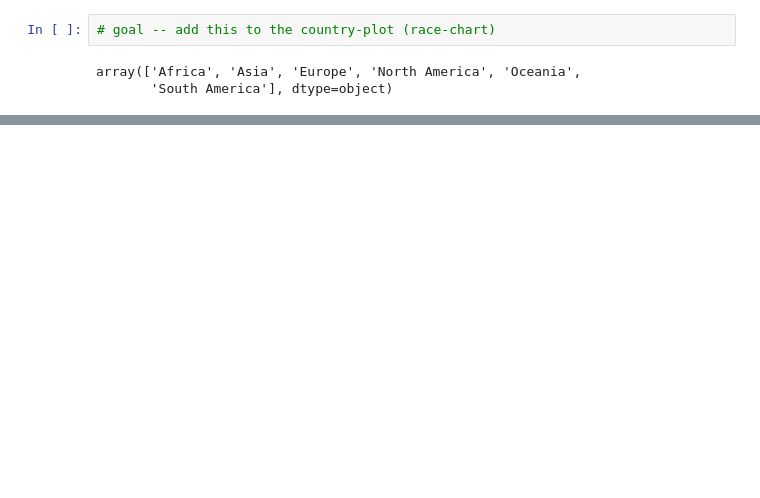
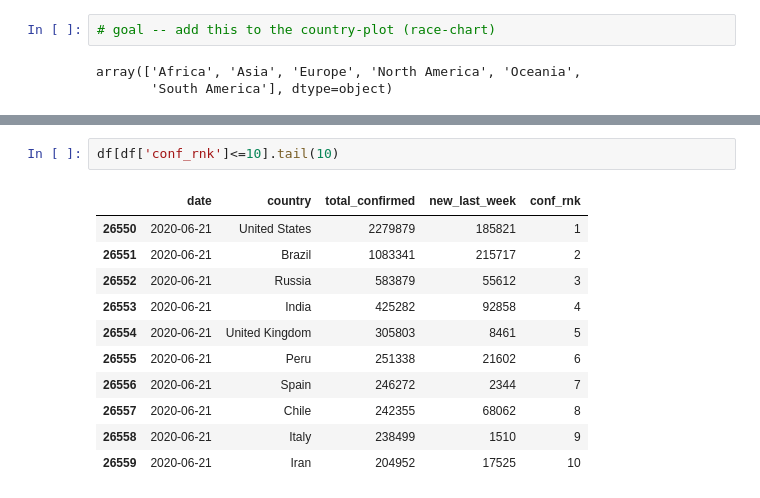
Before and after one commit to gvpamelen/covid19, a Jupyter notebook: notebooks/EDA.ipynb, the cells around one changed output, grey strips where cells are left out. Saved outputs shown, nothing was run; the diff lists cells and outputs as text; blank space fills up the shorter version.

```diff
--- a/notebooks/EDA.ipynb
+++ b/notebooks/EDA.ipynb
@@ -785,0 +815,14 @@ array(['Africa', 'Asia', 'Europe', 'North America', 'Oceania',
+# %%
+df[df['conf_rnk']<=10].tail(10)
+# %% [output]
+|  | date | country | total_confirmed | new_last_week | conf_rnk |
+| 26550 | 2020-06-21 | United States | 2279879 | 185821 | 1 |
+| 26551 | 2020-06-21 | Brazil | 1083341 | 215717 | 2 |
+| 26552 | 2020-06-21 | Russia | 583879 | 55612 | 3 |
+| 26553 | 2020-06-21 | India | 425282 | 92858 | 4 |
+| 26554 | 2020-06-21 | United Kingdom | 305803 | 8461 | 5 |
+| 26555 | 2020-06-21 | Peru | 251338 | 21602 | 6 |
+| 26556 | 2020-06-21 | Spain | 246272 | 2344 | 7 |
+| 26557 | 2020-06-21 | Chile | 242355 | 68062 | 8 |
+| 26558 | 2020-06-21 | Italy | 238499 | 1510 | 9 |
+| 26559 | 2020-06-21 | Iran | 204952 | 17525 | 10 |
```
Also changed, not shown: parts of 9 cells of this notebook.
